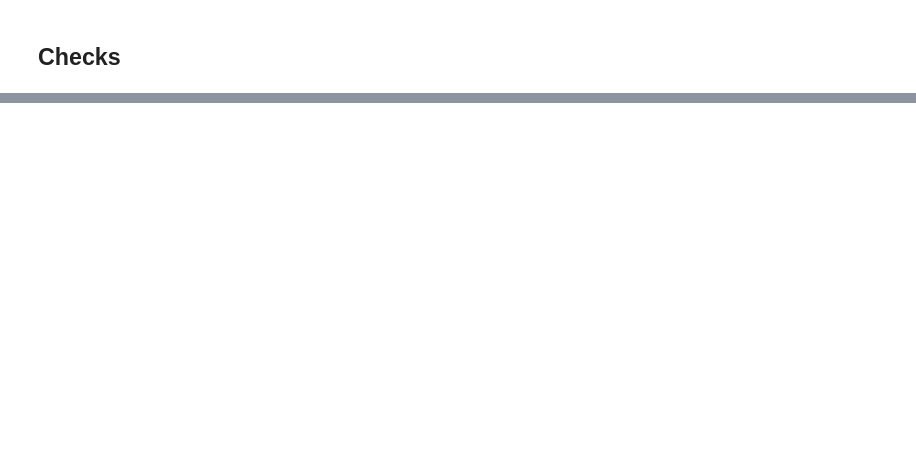
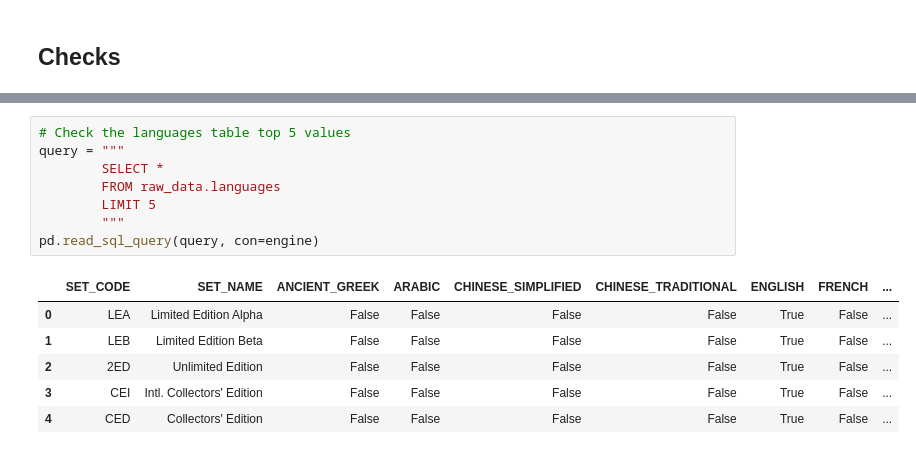
Before and after one commit to demonkeyfire/mtg-analysis-and-modelling, a Jupyter notebook: notebooks/set_list.ipynb, the cells around one changed output, grey strips where cells are left out. Drawn from its saved outputs; the diff is of its cells as text; blank space fills up the shorter version.

```diff
--- a/notebooks/set_list.ipynb
+++ b/notebooks/set_list.ipynb
@@ -771,0 +1053,15 @@ pd.read_sql_query(query, con=engine)
+# %%
+# Check the languages table top 5 values
+query = """
+        SELECT *
+        FROM raw_data.languages
+        LIMIT 5
+        """
+pd.read_sql_query(query, con=engine)
+# %% [output]
+|  | SET_CODE | SET_NAME | ANCIENT_GREEK | ARABIC | CHINESE_SIMPLIFIED | CHINESE_TRADITIONAL | ENGLISH | FRENCH | ... |
+| 0 | LEA | Limited Edition Alpha | False | False | False | False | True | False | ... |
+| 1 | LEB | Limited Edition Beta | False | False | False | False | True | False | ... |
+| 2 | 2ED | Unlimited Edition | False | False | False | False | True | False | ... |
+| 3 | CEI | Intl. Collectors' Edition | False | False | False | False | True | False | ... |
+| 4 | CED | Collectors' Edition | False | False | False | False | True | False | ... |
```
Also changed, not shown: parts of 65 cells of this notebook, 1 other file.
